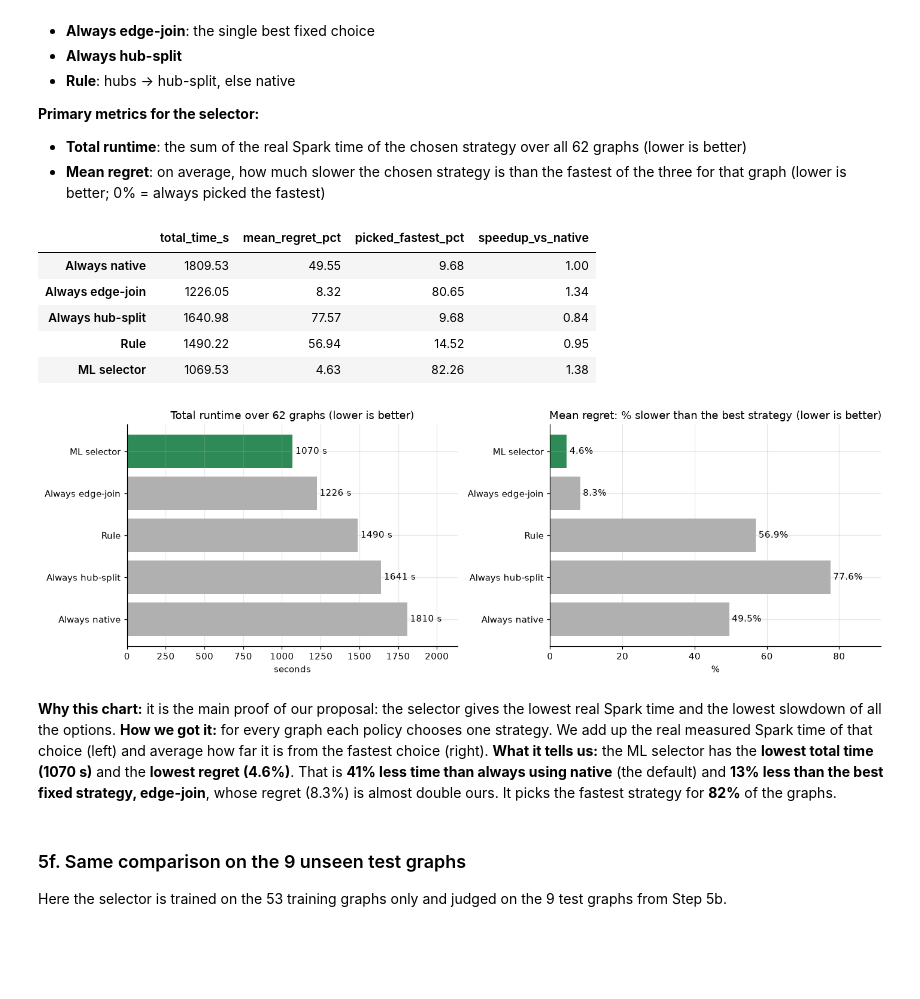
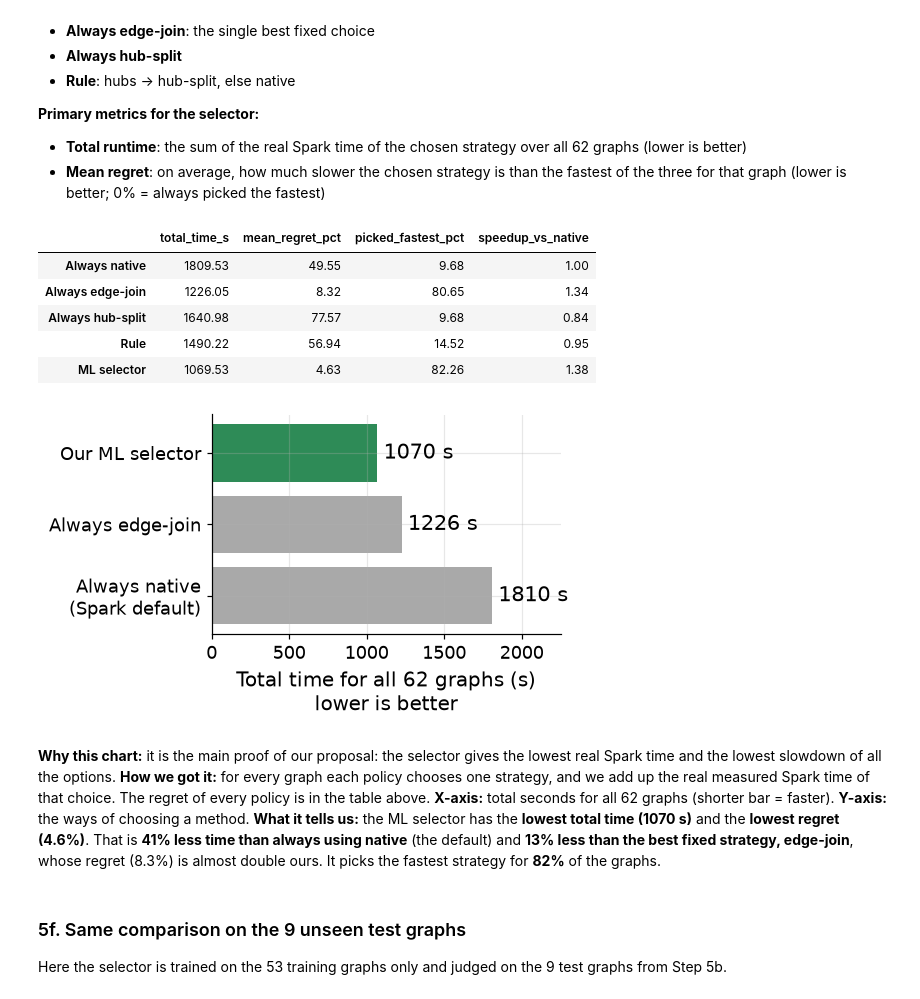
Before and after one commit to Harshil24Agrawal/big-data, a Jupyter notebook: notebooks/selector.ipynb, the cells around one changed output. Saved outputs shown, nothing was run; the diff lists cells and outputs as text; code cells hidden in the pictures; blank space fills up the shorter version.

```diff
--- a/notebooks/selector.ipynb
+++ b/notebooks/selector.ipynb
@@ -31,7 +31,8 @@ from sklearn.linear_model import LogisticRegression
 from sklearn.preprocessing import StandardScaler
 from sklearn.pipeline import make_pipeline
 from sklearn.ensemble import RandomForestClassifier, ExtraTreesClassifier, RandomForestRegressor
-from sklearn.metrics import accuracy_score, balanced_accuracy_score, f1_score, confusion_matrix
+from sklearn.tree import DecisionTreeClassifier
+from sklearn.metrics import accuracy_score, precision_score, f1_score, confusion_matrix
 warnings.filterwarnings("ignore")
 
 def find_repo(start):
@@ -57,6 +58,11 @@ CLASSES = ["edgejoin", "hubsplit", "native"]
 COL = {"edge-join": "#4C78A8", "native": "#72B7B2", "hub-split": "#E45756", "ML selector": "#2E8B57", "baseline": "#B0B0B0"}
 plt.rcParams.update({"figure.dpi": 110, "axes.grid": True, "grid.alpha": .3, "axes.spines.top": False, "axes.spines.right": False})
 RES = {}
+# Style for the charts that go on the slides: big fonts and plain-English axis titles, readable on a projector.
+SLIDE = {"font.size": 15, "axes.titlesize": 17, "axes.labelsize": 16, "xtick.labelsize": 14, "ytick.labelsize": 14, "legend.fontsize": 14}
+C = {"edge-join": "#4C78A8", "native": "#72B7B2", "hub-split": "#E45756", "ours": "#2E8B57", "base": "#A9A9A9"}
+def save_slide(fig, name):
+    fig.tight_layout(); fig.savefig(f"{OUT}/{name}", dpi=200); plt.show()
 print("Project folder:", REPO)
 # %% [output]
 Project folder: /home/claude/rayirth556/hypergraph
@@ -450,42 +486,44 @@ We compare the ML selector with what a Spark user would do without it:
 # %%
 def policy_scores(rows_idx, choice):
     t = T[rows_idx, choice]; best_t = T[rows_idx].min(1); nat = T[rows_idx, STRATS.index("native__aqe_on")]
     return dict(total_time_s=float(t.sum()), mean_regret_pct=float(np.mean(t / best_t - 1) * 100),
                 picked_fastest_pct=float(np.mean(choice == T[rows_idx].argmin(1)) * 100), speedup_vs_native=float(np.exp(np.mean(np.log(nat / t)))))
 
 def policies(rows_idx, pred):
     n = len(rows_idx)
     rule = np.where(df.work_in_hubs_share.values[rows_idx] > 0, STRATS.index("hypercube_unified__aqe_off"), STRATS.index("native__aqe_on"))
     return {"Always native": np.full(n, 1), "Always edge-join": np.full(n, 0), "Always hub-split": np.full(n, 2),
             "Rule": rule, "ML selector": pred[rows_idx].argmin(1)}
 
 POL = pd.DataFrame({k: policy_scores(ALL, v) for k, v in policies(ALL, PRED).items()}).T
 display(POL.round(2)); RES["policies_LOGO"] = POL.round(4).to_dict(orient="index")
-order = ["Always native", "Always hub-split", "Rule", "Always edge-join", "ML selector"]
-cols = [COL["ML selector"] if o == "ML selector" else COL["baseline"] for o in order]
-fig, ax = plt.subplots(1, 2, figsize=(13, 4.3))
-b = ax[0].barh(order, POL.loc[order, "total_time_s"], color=cols); ax[0].bar_label(b, fmt="%.0f s", padding=3)
-ax[0].set_title("Total runtime over 62 graphs (lower is better)"); ax[0].set_xlabel("seconds"); ax[0].set_xlim(0, POL.total_time_s.max() * 1.18)
-b = ax[1].barh(order, POL.loc[order, "mean_regret_pct"], color=cols); ax[1].bar_label(b, fmt="%.1f%%", padding=3)
-ax[1].set_title("Mean regret: % slower than the best strategy (lower is better)"); ax[1].set_xlabel("%"); ax[1].set_xlim(0, POL.mean_regret_pct.max() * 1.18)
-plt.tight_layout(); plt.savefig(f"{OUT}/05e_selector_vs_baselines.png", dpi=130); plt.show()
+# Slide chart (slide "Results of Classification 1/4")
+TIME3 = POL.loc[["Always native", "Always edge-join", "ML selector"], "total_time_s"]
+with plt.rc_context(SLIDE):
+    fig, ax = plt.subplots(figsize=(5.1, 3.2))
+    b = ax.barh(["Always native\n(Spark default)", "Always edge-join", "Our ML selector"], TIME3.values, color=[C["base"], C["base"], C["ours"]])
+    ax.bar_label(b, labels=[f"{v:.0f} s" for v in TIME3.values], padding=4, fontsize=14)
+    ax.set_xlim(0, 2250); ax.set_xlabel("Total time for all 62 graphs (s)\nlower is better", fontsize=13); ax.tick_params(labelsize=12)
+    save_slide(fig, "slide_total_time.png")
 p = POL.loc
 display(Markdown(f"""**Why this chart:** it is the main proof of our proposal: the selector gives the lowest real Spark time and the lowest slowdown of all the options.
-**How we got it:** for every graph each policy chooses one strategy. We add up the real measured Spark time of that choice (left) and average how far it is from the fastest choice (right).
+**How we got it:** for every graph each policy chooses one strategy, and we add up the real measured Spark time of that choice. The regret of every policy is in the table above.
+**X-axis:** total seconds for all 62 graphs (shorter bar = faster). **Y-axis:** the ways of choosing a method.
 **What it tells us:** the ML selector has the **lowest total time ({p['ML selector','total_time_s']:.0f} s)** and the **lowest regret ({p['ML selector','mean_regret_pct']:.1f}%)**.
 That is **{(1-p['ML selector','total_time_s']/p['Always native','total_time_s'])*100:.0f}% less time than always using native** (the default) and
 **{(1-p['ML selector','total_time_s']/p['Always edge-join','total_time_s'])*100:.0f}% less than the best fixed strategy, edge-join**, whose regret ({p['Always edge-join','mean_regret_pct']:.1f}%) is almost double ours.
 It picks the fastest strategy for **{p['ML selector','picked_fastest_pct']:.0f}%** of the graphs."""))
 # %% [output]
 |  | total_time_s | mean_regret_pct | picked_fastest_pct | speedup_vs_native |
 | Always native | 1809.53 | 49.55 | 9.68 | 1.00 |
 | Always edge-join | 1226.05 | 8.32 | 80.65 | 1.34 |
 | Always hub-split | 1640.98 | 77.57 | 9.68 | 0.84 |
 | Rule | 1490.22 | 56.94 | 14.52 | 0.95 |
 | ML selector | 1069.53 | 4.63 | 82.26 | 1.38 |
-[figure, old version]
+[figure, new version]
 **Why this chart:** it is the main proof of our proposal: the selector gives the lowest real Spark time and the lowest slowdown of all the options.
-**How we got it:** for every graph each policy chooses one strategy. We add up the real measured Spark time of that choice (left) and average how far it is from the fastest choice (right).
+**How we got it:** for every graph each policy chooses one strategy, and we add up the real measured Spark time of that choice. The regret of every policy is in the table above.
+**X-axis:** total seconds for all 62 graphs (shorter bar = faster). **Y-axis:** the ways of choosing a method.
 **What it tells us:** the ML selector has the **lowest total time (1070 s)** and the **lowest regret (4.6%)**.
 That is **41% less time than always using native** (the default) and
 **13% less than the best fixed strategy, edge-join**, whose regret (8.3%) is almost double ours.
```
Also changed, not shown: parts of 10 cells of this notebook, 25 other files.
